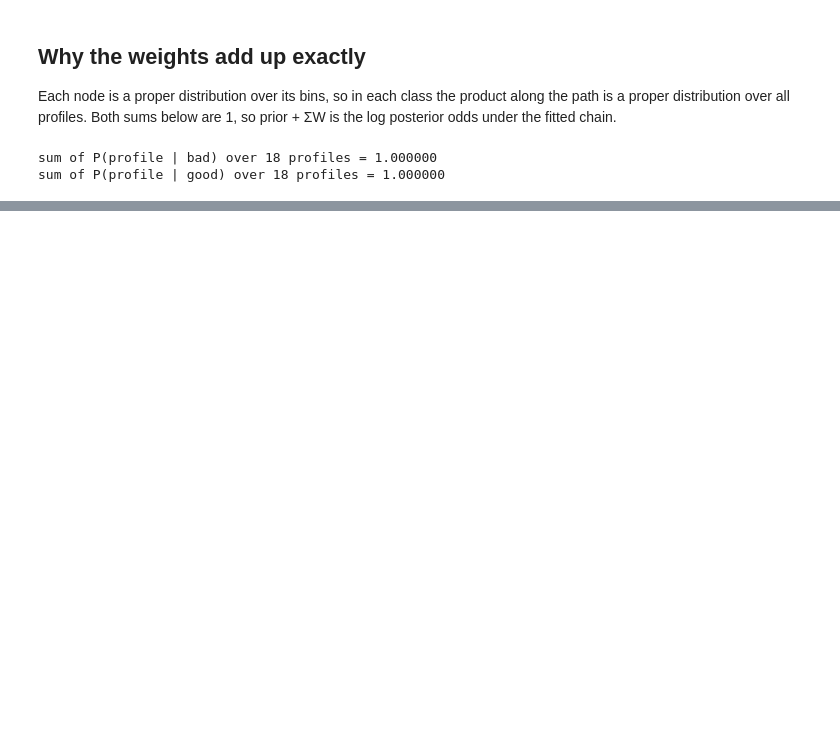
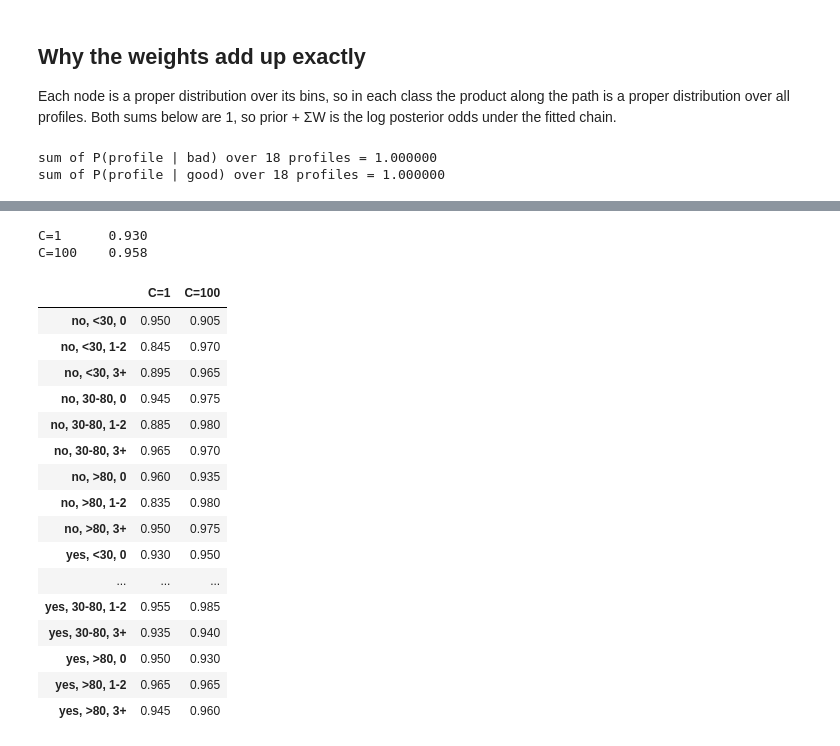
Before and after one commit to xRiskLab/fastwoe, a Jupyter notebook: examples/notebooks/fastwoe_softmax.ipynb, the cells around one changed output, grey strips where cells are left out. Saved outputs shown, nothing was run; the diff lists cells and outputs as text; code cells hidden in the pictures; blank space fills up the shorter version.

```diff
--- a/examples/notebooks/fastwoe_softmax.ipynb
+++ b/examples/notebooks/fastwoe_softmax.ipynb
@@ -20,6 +20,12 @@ The data here is synthetic, from a known generator, so every weight has a true v
 C = 1.0  # inverse penalty strength: smaller = more shrinkage
 N_TRAIN = 5000
 SEED = 7
+
+# Conditioning order: p(x1) * p(x2 | x1) * p(x3 | x1, x2). Change it here; the rest follows.
+ORDER = ["delinq", "util", "inq"]
+# ORDER = ["util", "delinq", "inq"]
+# ORDER = ["inq", "delinq", "util"]
+FEATURE_1, FEATURE_2, FEATURE_3 = ORDER
 # %% [markdown]
 ## The generator
 
@@ -342,0 +611,41 @@ conditional WOE: 2 cells fell back to marginal
+# %%
+REPS = 200
+profiles = PROFILES[ORDER]
+true_p = 1 / (1 + np.exp(-(np.log(PRIOR_BAD / (1 - PRIOR_BAD)) + true_weights(profiles).sum(1))))
+sim = {}
+for c in (C, 100.0):
+    ci = np.zeros((REPS, len(profiles), 2))
+    for r in range(REPS):
+        d = sample(N_TRAIN)
+        ci[r] = SoftmaxWoe(order=ORDER, C=c).fit(d[ORDER], d.y).predict_ci(profiles)
+    sim[c] = ci
+
+coverage = pd.DataFrame(
+    {
+        f"C={c:g}": ((ci[:, :, 0] <= true_p) & (true_p <= ci[:, :, 1])).mean(0)
+        for c, ci in sim.items()
+    },
+    index=profiles.apply(lambda r: ", ".join(r), axis=1),
+)
+print(coverage.mean().round(3).to_string())
+coverage.round(3)
+# %% [output]
+C=1      0.930
+C=100    0.958
+|  | C=1 | C=100 |
+| no, <30, 0 | 0.950 | 0.905 |
+| no, <30, 1-2 | 0.845 | 0.970 |
+| no, <30, 3+ | 0.895 | 0.965 |
+| no, 30-80, 0 | 0.945 | 0.975 |
+| no, 30-80, 1-2 | 0.885 | 0.980 |
+| no, 30-80, 3+ | 0.965 | 0.970 |
+| no, >80, 0 | 0.960 | 0.935 |
+| no, >80, 1-2 | 0.835 | 0.980 |
+| no, >80, 3+ | 0.950 | 0.975 |
+| yes, <30, 0 | 0.930 | 0.950 |
+| ... | ... | ... |
+| yes, 30-80, 1-2 | 0.955 | 0.985 |
+| yes, 30-80, 3+ | 0.935 | 0.940 |
+| yes, >80, 0 | 0.950 | 0.930 |
+| yes, >80, 1-2 | 0.965 | 0.965 |
+| yes, >80, 3+ | 0.945 | 0.960 |
```
Also changed, not shown: parts of 26 cells of this notebook.
